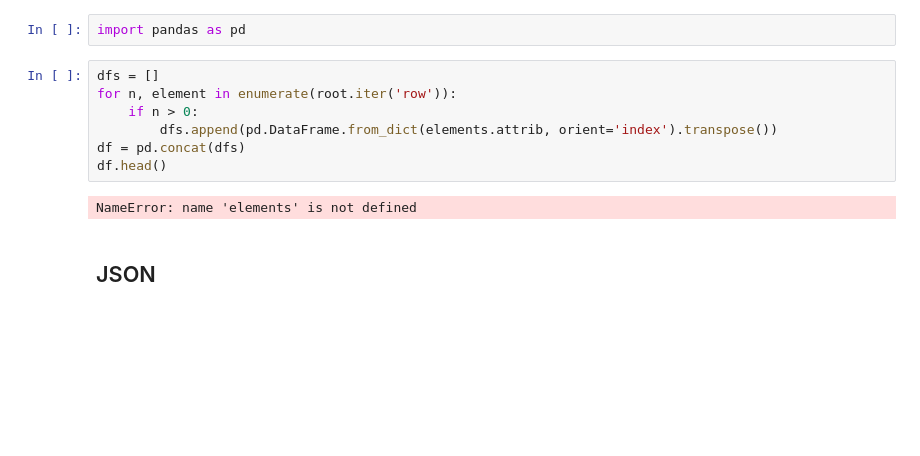
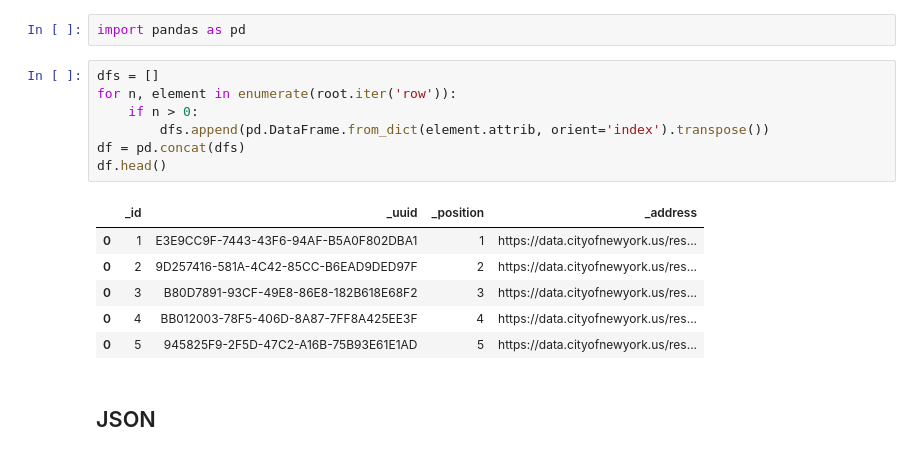
Before and after one commit to Shin-pete/dsc-2-14-04-json-and-xml-lab-online-ds-ft-100118, a Jupyter notebook: index.ipynb, the cells around one changed output. Saved outputs shown, nothing was run; the diff lists cells and outputs as text; blank space fills up the shorter version.

```diff
--- a/index.ipynb
+++ b/index.ipynb
@@ -47,12 +47,17 @@ import pandas as pd
 # %%
 dfs = []
 for n, element in enumerate(root.iter('row')):
     if n > 0:
-        dfs.append(pd.DataFrame.from_dict(elements.attrib, orient='index').transpose())
+        dfs.append(pd.DataFrame.from_dict(element.attrib, orient='index').transpose())
 df = pd.concat(dfs)
 df.head()
 # %% [output]
-NameError: name 'elements' is not defined
+|  | _id | _uuid | _position | _address |
+| 0 | 1 | E3E9CC9F-7443-43F6-94AF-B5A0F802DBA1 | 1 | https://data.cityofnewyork.us/res... |
+| 0 | 2 | 9D257416-581A-4C42-85CC-B6EAD9DED97F | 2 | https://data.cityofnewyork.us/res... |
+| 0 | 3 | B80D7891-93CF-49E8-86E8-182B618E68F2 | 3 | https://data.cityofnewyork.us/res... |
+| 0 | 4 | BB012003-78F5-406D-8A87-7FF8A425EE3F | 4 | https://data.cityofnewyork.us/res... |
+| 0 | 5 | 945825F9-2F5D-47C2-A16B-75B93E61E1AD | 5 | https://data.cityofnewyork.us/res... |
 # %% [markdown]
 ## JSON
 # %% [markdown]
```
